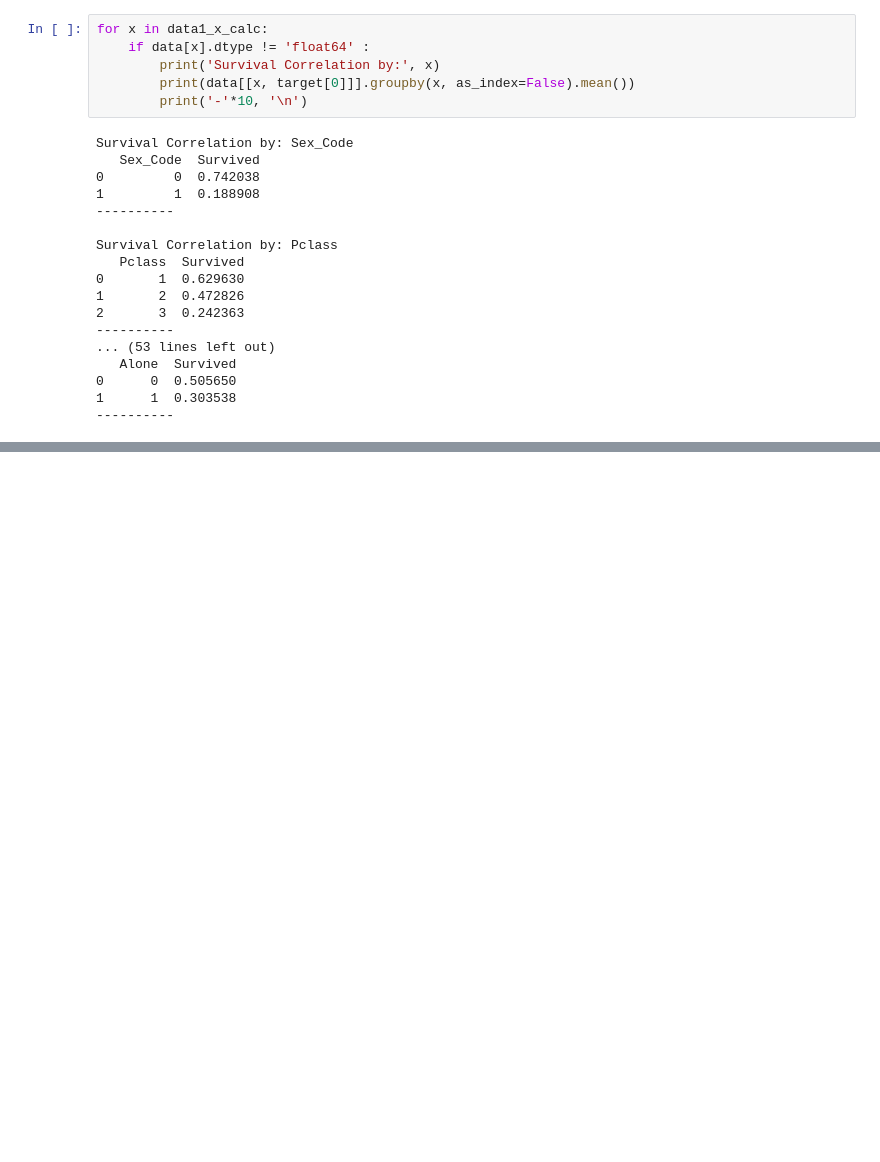
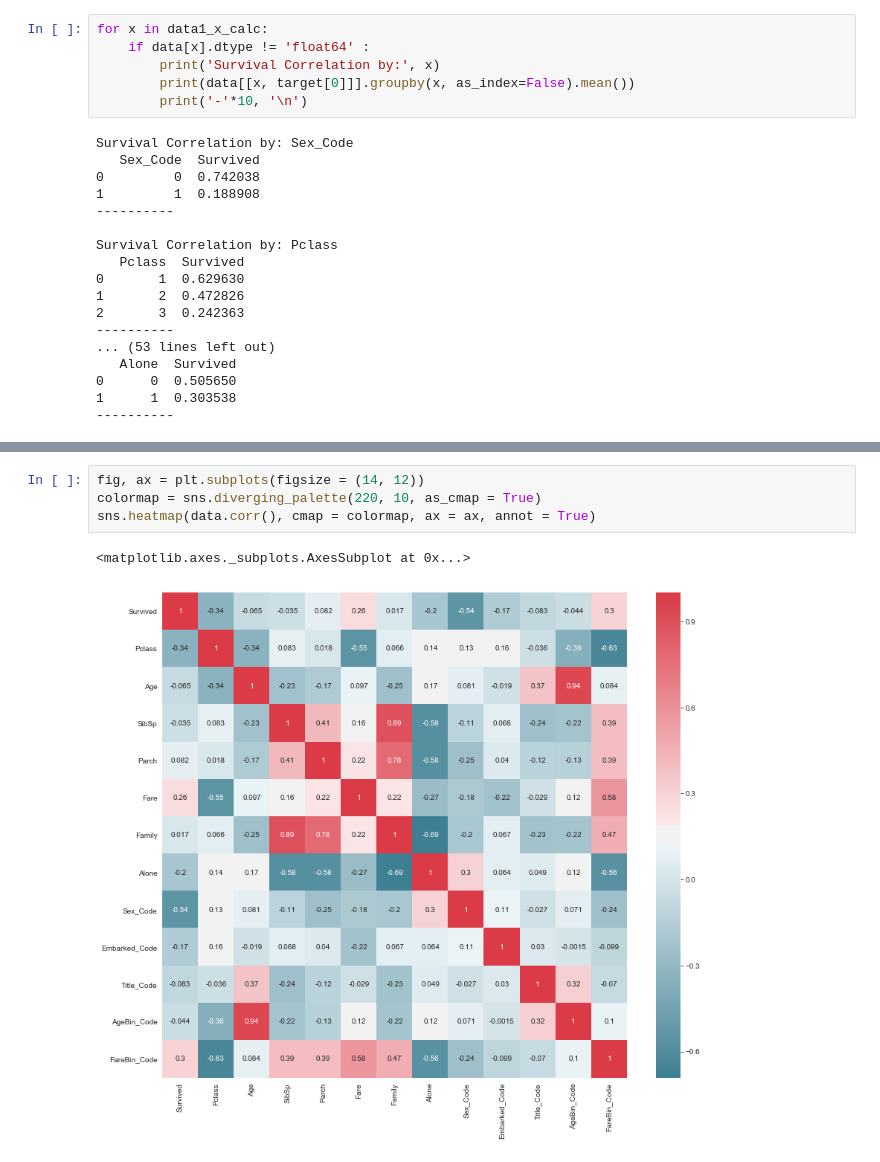
Before and after one commit to nitishp25/kaggle, a Jupyter notebook: Titanic.ipynb, the cells around one changed output, grey strips where cells are left out. Drawn from its saved outputs; the diff is of its cells as text; blank space fills up the shorter version.

```diff
--- a/Titanic.ipynb
+++ b/Titanic.ipynb
@@ -228,0 +265,7 @@ Survival Correlation by: Pclass
+# %%
+fig, ax = plt.subplots(figsize = (14, 12))
+colormap = sns.diverging_palette(220, 10, as_cmap = True)
+sns.heatmap(data.corr(), cmap = colormap, ax = ax, annot = True)
+# %% [output]
+<matplotlib.axes._subplots.AxesSubplot at 0x...>
+[figure, added]
```
Also changed, not shown: parts of 5 cells of this notebook.
